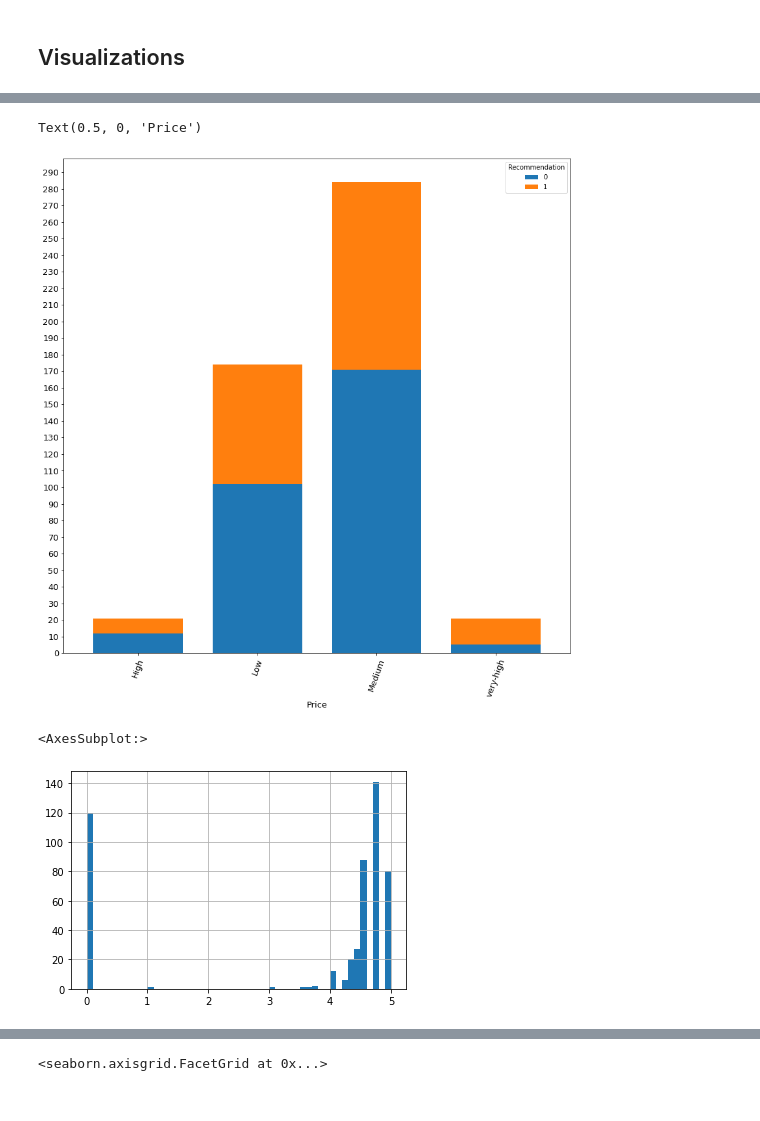
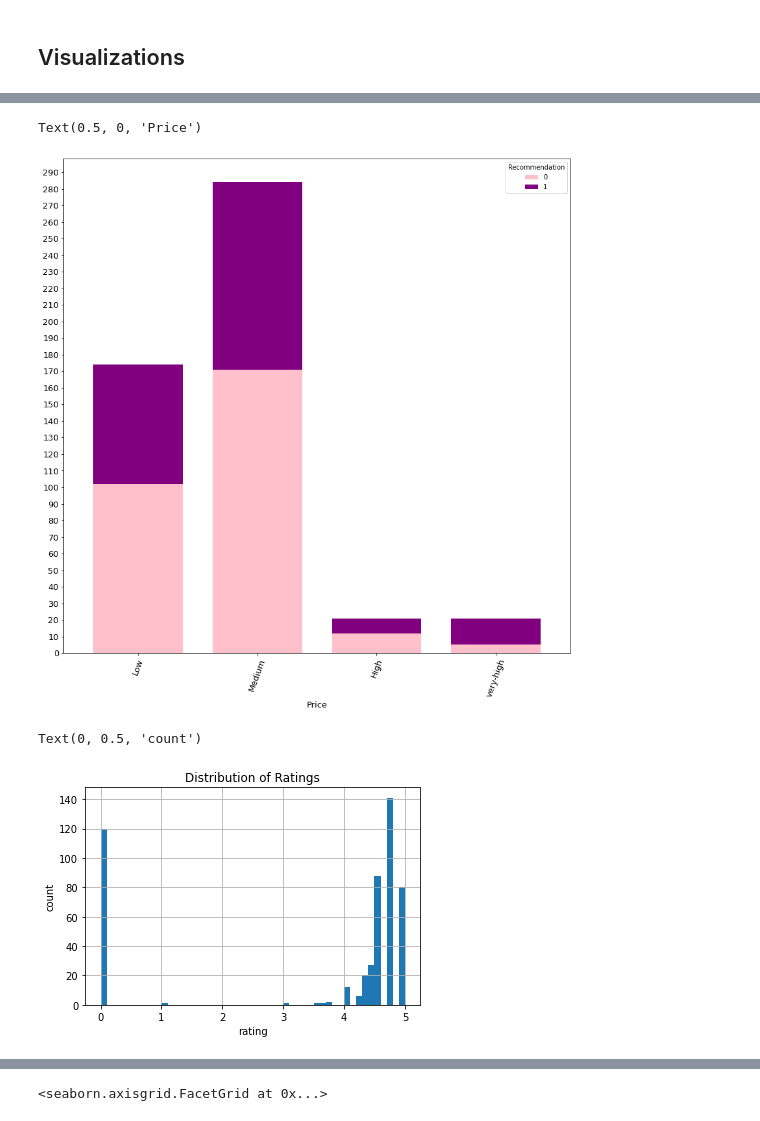
Before and after one commit to erinm-du/DS_tools1, a Jupyter notebook: Clothing.ipynb, the cells around one changed output, grey strips where cells are left out. Cells and saved outputs as stored; diff of their text form; code cells hidden in the pictures.

```diff
--- a/Clothing.ipynb
+++ b/Clothing.ipynb
@@ -64,4 +64,7 @@ animal
 # recommendation is based on sales
 # %%
 clothes = clothes.rename(columns={'waiseline': 'Waistline', 'Pattern Type': 'PatternType'})
+# %%
+# drop Dress ID column
+clothes = clothes.drop(['Dress_ID'], axis=1)
 # %%
@@ -490,6 +483,8 @@ Name: Decoration, dtype: int64
 Whoever filled out the entries for dresses either skipped the Decoration column or didn't bother to fill it in because the dress had no decoration. For the purpose of this project, I will assume the dress had no obvious decoration. The null values will be filled with 'none'.
 # %%
 clothes["Decoration"].fillna("none", inplace = True)
+
+clothes.replace({"Decoration" : {"plain":"none"}}, inplace=True)
 # %% [markdown]
 ### Pattern
 # %%
@@ -575,15 +559,18 @@ Text(0.5, 0, 'Style')
 # %%
-# Change order !!!
-clothes.groupby(['Price'])['Recommendation'].value_counts().unstack().plot.bar(rot=70, width=0.75,
-                                                                            stacked=True, figsize=(14,14),
+
+clothes.groupby(['Price'])['Recommendation'].value_counts().unstack().reindex(['Low', 'Medium', 'High','very-high']).plot.bar(rot=70, width=0.75,
+                                                                            stacked=True, color=['pink','purple'],figsize=(14,14),
                                                                             fontsize=13, yticks=list(range(0,300,10)))
 plt.xlabel("Price", fontsize=13)
 # %% [output]
 Text(0.5, 0, 'Price')
-[figure, old version]
+[figure, new version]
 # %%
 # histogram of ratings
 clothes['Rating'].hist(bins=50)
+plt.title('Distribution of Ratings')
+plt.xlabel('rating')
+plt.ylabel("count")
 # %% [output]
-<AxesSubplot:>
+Text(0, 0.5, 'count')
-[figure, old version]
+[figure, new version]
```
Also changed, not shown: parts of 68 cells of this notebook.
